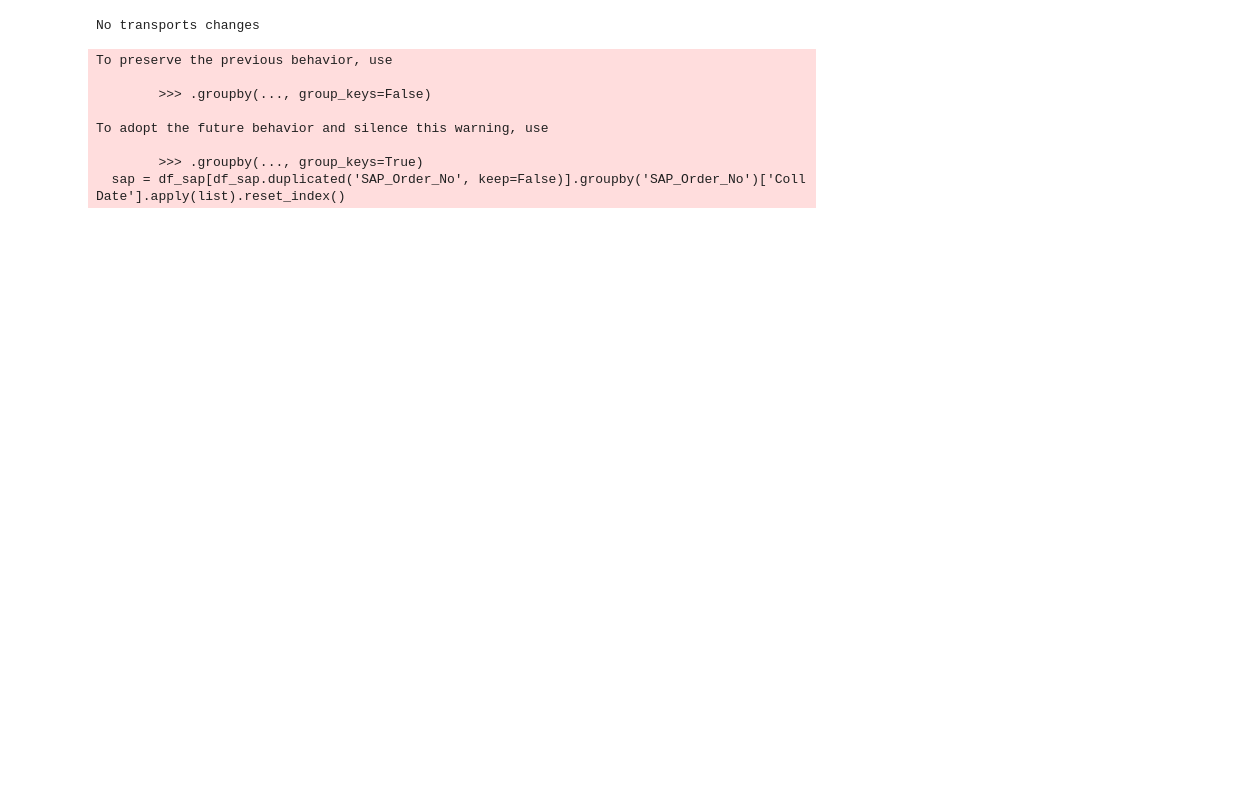
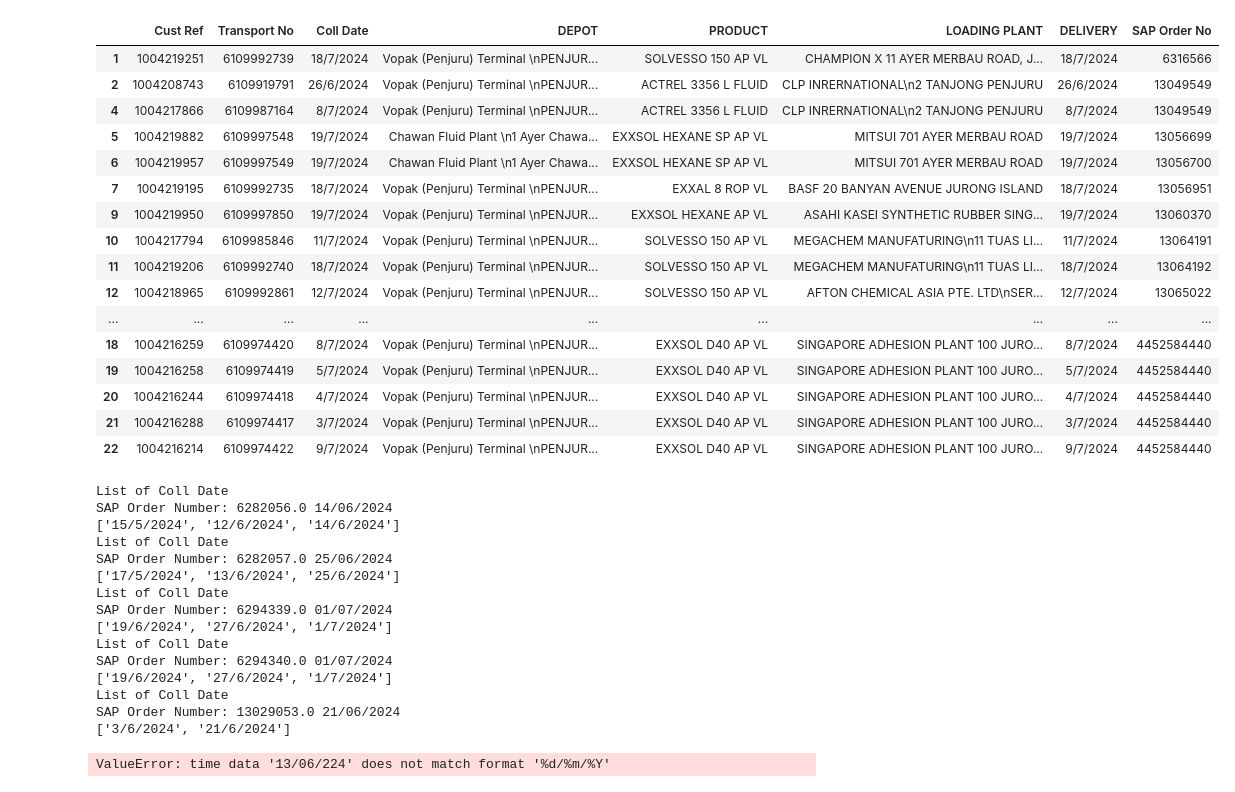
Before and after one commit to JohnTan38/Project-Income, a Jupyter notebook: TRANSPOREON.ipynb, the cells around one changed output. Saved outputs shown, nothing was run; the diff lists cells and outputs as text; code cells hidden in the pictures; blank space fills up the shorter version.

```diff
--- a/TRANSPOREON.ipynb
+++ b/TRANSPOREON.ipynb
@@ -511 +1252,21 @@ master
+# %%
+master.drop([3])
+# %% [output]
+|  | Cust Ref | Transport No | Coll Date | DEPOT | PRODUCT | LOADING PLANT | DELIVERY | SAP Order No |
+| 1 | 1004219251 | 6109992739 | 18/7/2024 | Vopak (Penjuru) Terminal \nPENJUR... | SOLVESSO 150 AP VL | CHAMPION X 11 AYER MERBAU ROAD, J... | 18/7/2024 | 6316566 |
+| 2 | 1004208743 | 6109919791 | 26/6/2024 | Vopak (Penjuru) Terminal \nPENJUR... | ACTREL 3356 L FLUID | CLP INRERNATIONAL\n2 TANJONG PENJURU | 26/6/2024 | 13049549 |
+| 4 | 1004217866 | 6109987164 | 8/7/2024 | Vopak (Penjuru) Terminal \nPENJUR... | ACTREL 3356 L FLUID | CLP INRERNATIONAL\n2 TANJONG PENJURU | 8/7/2024 | 13049549 |
+| 5 | 1004219882 | 6109997548 | 19/7/2024 | Chawan Fluid Plant \n1 Ayer Chawa... | EXXSOL HEXANE SP AP VL | MITSUI 701 AYER MERBAU ROAD | 19/7/2024 | 13056699 |
+| 6 | 1004219957 | 6109997549 | 19/7/2024 | Chawan Fluid Plant \n1 Ayer Chawa... | EXXSOL HEXANE SP AP VL | MITSUI 701 AYER MERBAU ROAD | 19/7/2024 | 13056700 |
+| 7 | 1004219195 | 6109992735 | 18/7/2024 | Vopak (Penjuru) Terminal \nPENJUR... | EXXAL 8 ROP VL | BASF 20 BANYAN AVENUE JURONG ISLAND | 18/7/2024 | 13056951 |
+| 9 | 1004219950 | 6109997850 | 19/7/2024 | Vopak (Penjuru) Terminal \nPENJUR... | EXXSOL HEXANE AP VL | ASAHI KASEI SYNTHETIC RUBBER SING... | 19/7/2024 | 13060370 |
+| 10 | 1004217794 | 6109985846 | 11/7/2024 | Vopak (Penjuru) Terminal \nPENJUR... | SOLVESSO 150 AP VL | MEGACHEM MANUFATURING\n11 TUAS LI... | 11/7/2024 | 13064191 |
+| 11 | 1004219206 | 6109992740 | 18/7/2024 | Vopak (Penjuru) Terminal \nPENJUR... | SOLVESSO 150 AP VL | MEGACHEM MANUFATURING\n11 TUAS LI... | 18/7/2024 | 13064192 |
+| 12 | 1004218965 | 6109992861 | 12/7/2024 | Vopak (Penjuru) Terminal \nPENJUR... | SOLVESSO 150 AP VL | AFTON CHEMICAL ASIA PTE. LTD\nSER... | 12/7/2024 | 13065022 |
+| ... | ... | ... | ... | ... | ... | ... | ... | ... |
+| 18 | 1004216259 | 6109974420 | 8/7/2024 | Vopak (Penjuru) Terminal \nPENJUR... | EXXSOL D40 AP VL | SINGAPORE ADHESION PLANT 100 JURO... | 8/7/2024 | 4452584440 |
+| 19 | 1004216258 | 6109974419 | 5/7/2024 | Vopak (Penjuru) Terminal \nPENJUR... | EXXSOL D40 AP VL | SINGAPORE ADHESION PLANT 100 JURO... | 5/7/2024 | 4452584440 |
+| 20 | 1004216244 | 6109974418 | 4/7/2024 | Vopak (Penjuru) Terminal \nPENJUR... | EXXSOL D40 AP VL | SINGAPORE ADHESION PLANT 100 JURO... | 4/7/2024 | 4452584440 |
+| 21 | 1004216288 | 6109974417 | 3/7/2024 | Vopak (Penjuru) Terminal \nPENJUR... | EXXSOL D40 AP VL | SINGAPORE ADHESION PLANT 100 JURO... | 3/7/2024 | 4452584440 |
+| 22 | 1004216214 | 6109974422 | 9/7/2024 | Vopak (Penjuru) Terminal \nPENJUR... | EXXSOL D40 AP VL | SINGAPORE ADHESION PLANT 100 JURO... | 9/7/2024 | 4452584440 |
 # %%
@@ -515,25 +1287,51 @@ if len(master) != 0:
 # %%
-df_sap = master.copy() #transports with changes
-df_sap.rename(columns={'SAP Order No': 'SAP_Order_No'}, inplace=True)
+from datetime import timedelta #Diane
+columns = ['NO',  'TIME SLOT', 'REMARKS'] #'TD- STATUS' 'SH Reference' 'Shipper', 'Permit', 'ETA Date', 'QTY', 'Cont Size', 'Cont Type', 'Cont No', 'SEAL'
+df_sap = pd.read_csv(path_transporeon + r"EM master file.csv")
+df_sap = df_sap[~df_sap['Coll Date'].isin(['HOLD'])]
+#df_sap.rename(columns={'EM SO# Ref (SAP ORDER NO)': 'EM SO# Ref', 'Cust Ref (SHIPPING NUMBER-BOL)': 'Cust Ref'},
+# inplace=True)
+#df_sap = master.copy() #transports with changes
+df_sap = df_sap.drop(columns=columns, axis=1)
+df_sap = df_sap.reset_index().drop(columns='index')
+
+df_sap.rename(columns={'EM SO# Ref': 'SAP_Order_No'}, inplace=True)
 sap = df_sap[df_sap.duplicated('SAP_Order_No', keep=False)].groupby('SAP_Order_No')['Coll Date'].apply(list).reset_index()
 lst_sap = sap['SAP_Order_No'].tolist()
 sap_1 = df_sap[df_sap["SAP_Order_No"].isin(lst_sap)]
 
+curr = datetime.now()
+coll_start = curr - timedelta(days=30)
+#coll_end = curr + timedelta(days=14)
+
+from simple_colors import *
 if len(lst_sap) != 0:
     for i in range(len(sap)):
-        print(sap.at[i, 'Coll Date'])
-        print(lst_sap)
-        #print(sap_1)
+        coll_date = sap.at[i, 'Coll Date']
+        coll_date_lst = [datetime.strptime(coll, "%d/%m/%Y").date() for coll in coll_date]
+        coll_latest = max(coll_date_lst)#.strftime("%Y-%m-%d")
+
+        if coll_latest > coll_start.date():
+            print('\033[1m'+ '\033[34m' + 'List of Coll Date')
+            print('SAP Order Number: '+ magenta(str(lst_sap[i]).strip(), ['bold', 'underlined'])+' '+green(str(max(coll_date_lst).strftime("%d/%m/%Y")), ['bold', 'underlined']))
+            print(sap.at[i, 'Coll Date'])
 else:
     print('No transports changes')
 # %% [output]
-No transports changes
+List of Coll Date
+SAP Order Number: 6282056.0 14/06/2024
+['15/5/2024', '12/6/2024', '14/6/2024']
+List of Coll Date
+SAP Order Number: 6282057.0 25/06/2024
+['17/5/2024', '13/6/2024', '25/6/2024']
+List of Coll Date
+SAP Order Number: 6294339.0 01/07/2024
+['19/6/2024', '27/6/2024', '1/7/2024']
+List of Coll Date
+SAP Order Number: 6294340.0 01/07/2024
+['19/6/2024', '27/6/2024', '1/7/2024']
+List of Coll Date
+SAP Order Number: 13029053.0 21/06/2024
+['3/6/2024', '21/6/2024']
-To preserve the previous behavior, use
-
-        >>> .groupby(..., group_keys=False)
-
-To adopt the future behavior and silence this warning, use
-
-        >>> .groupby(..., group_keys=True)
-  sap = df_sap[df_sap.duplicated('SAP_Order_No', keep=False)].groupby('SAP_Order_No')['Coll Date'].apply(list).reset_index()
+ValueError: time data '13/06/224' does not match format '%d/%m/%Y'
 # %%
```
Also changed, not shown: parts of 71 cells of this notebook.
